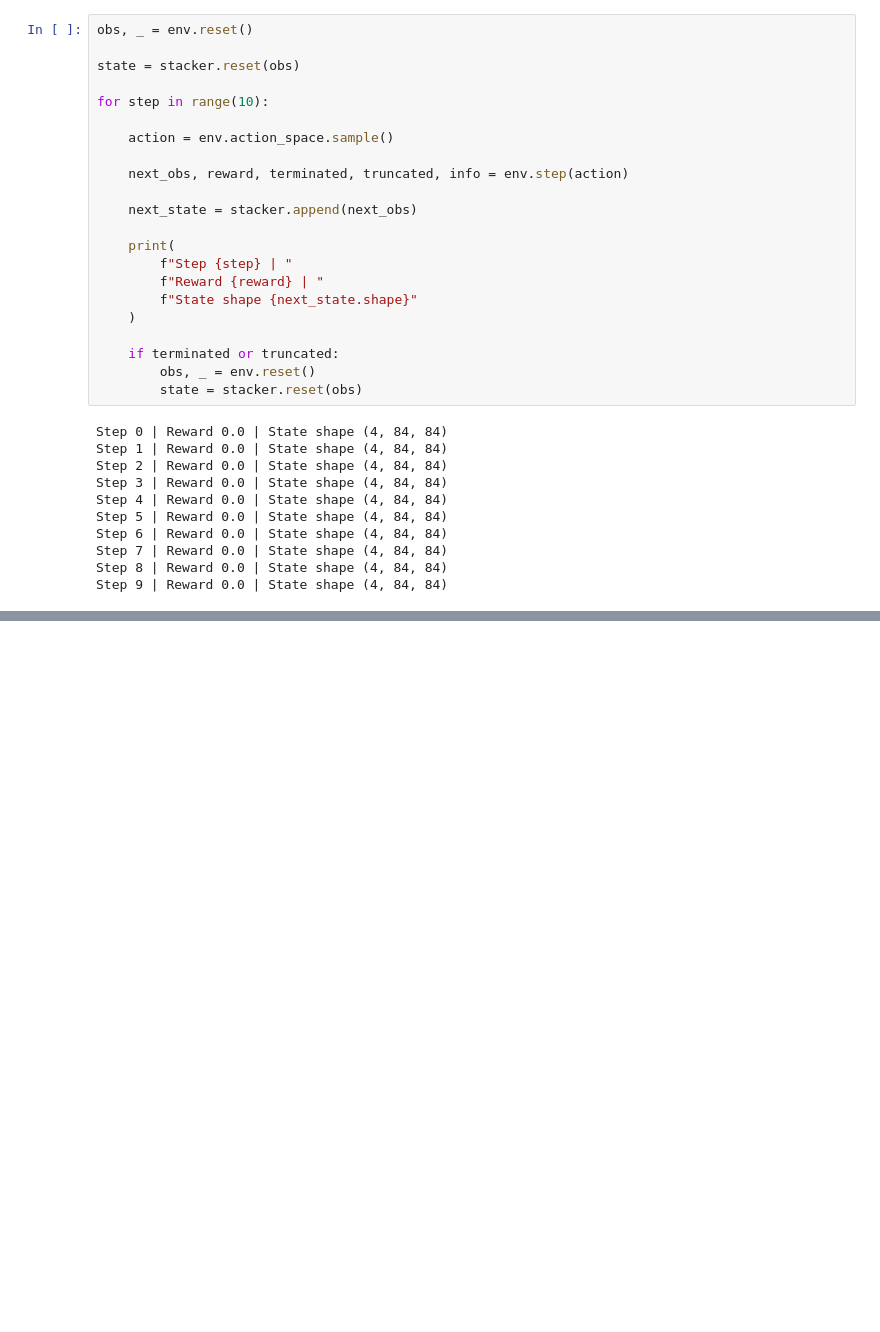
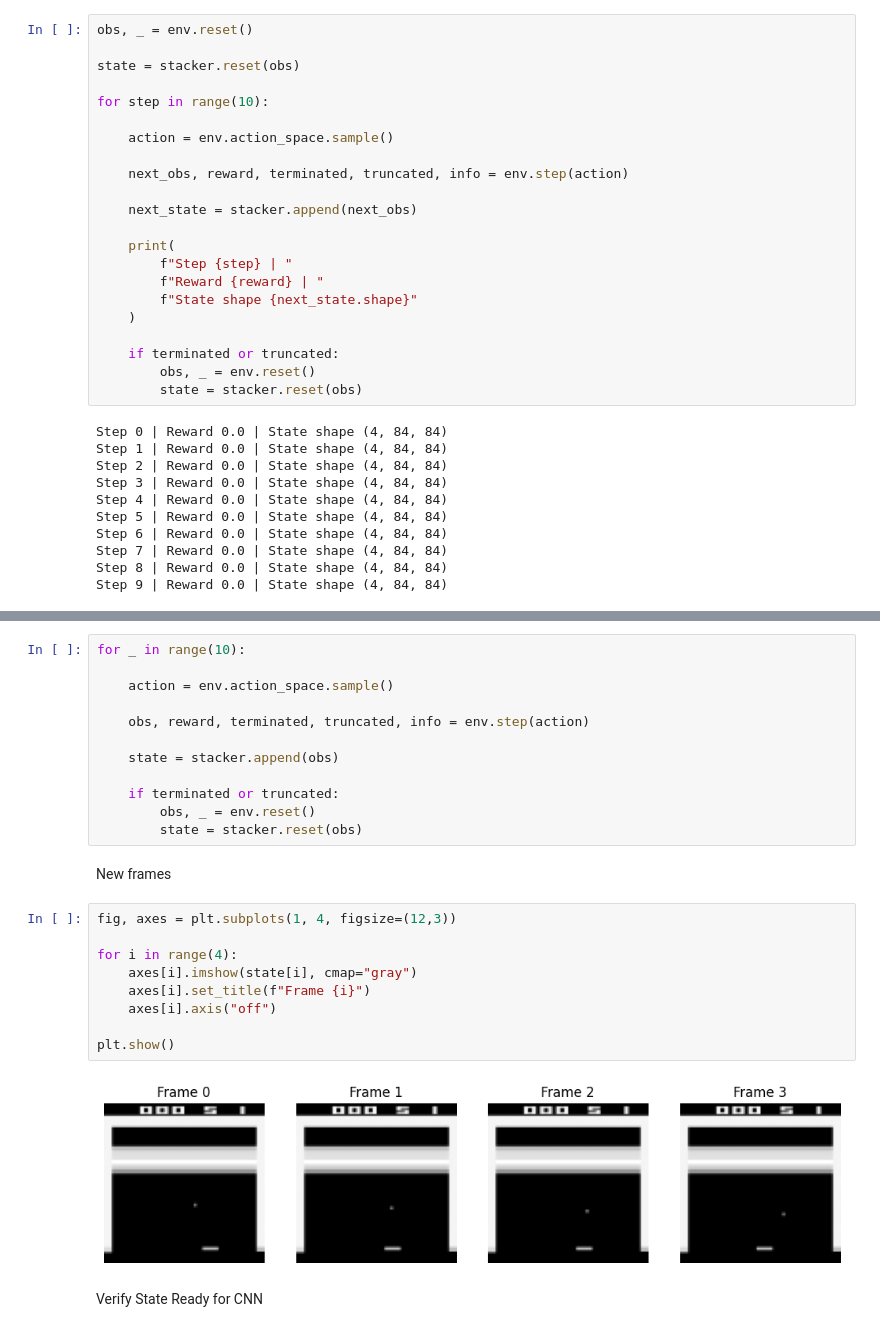
Before and after one commit to sarthaknandwani/DQN_Extensions, a Jupyter notebook: notebooks/template.ipynb, the cells around one changed output, grey strips where cells are left out. Saved outputs shown, nothing was run; the diff lists cells and outputs as text; blank space fills up the shorter version.

```diff
--- a/notebooks/template.ipynb
+++ b/notebooks/template.ipynb
@@ -285,0 +349,27 @@ Step 9 | Reward 0.0 | State shape (4, 84, 84)
+# %%
+for _ in range(10):
+
+    action = env.action_space.sample()
+
+    obs, reward, terminated, truncated, info = env.step(action)
+
+    state = stacker.append(obs)
+
+    if terminated or truncated:
+        obs, _ = env.reset()
+        state = stacker.reset(obs)
+# %% [markdown]
+New frames
+# %%
+fig, axes = plt.subplots(1, 4, figsize=(12,3))
+
+for i in range(4):
+    axes[i].imshow(state[i], cmap="gray")
+    axes[i].set_title(f"Frame {i}")
+    axes[i].axis("off")
+
+plt.show()
+# %% [output]
+[figure, added]
+# %% [markdown]
+Verify State Ready for CNN
```
Also changed, not shown: parts of 13 cells of this notebook.
